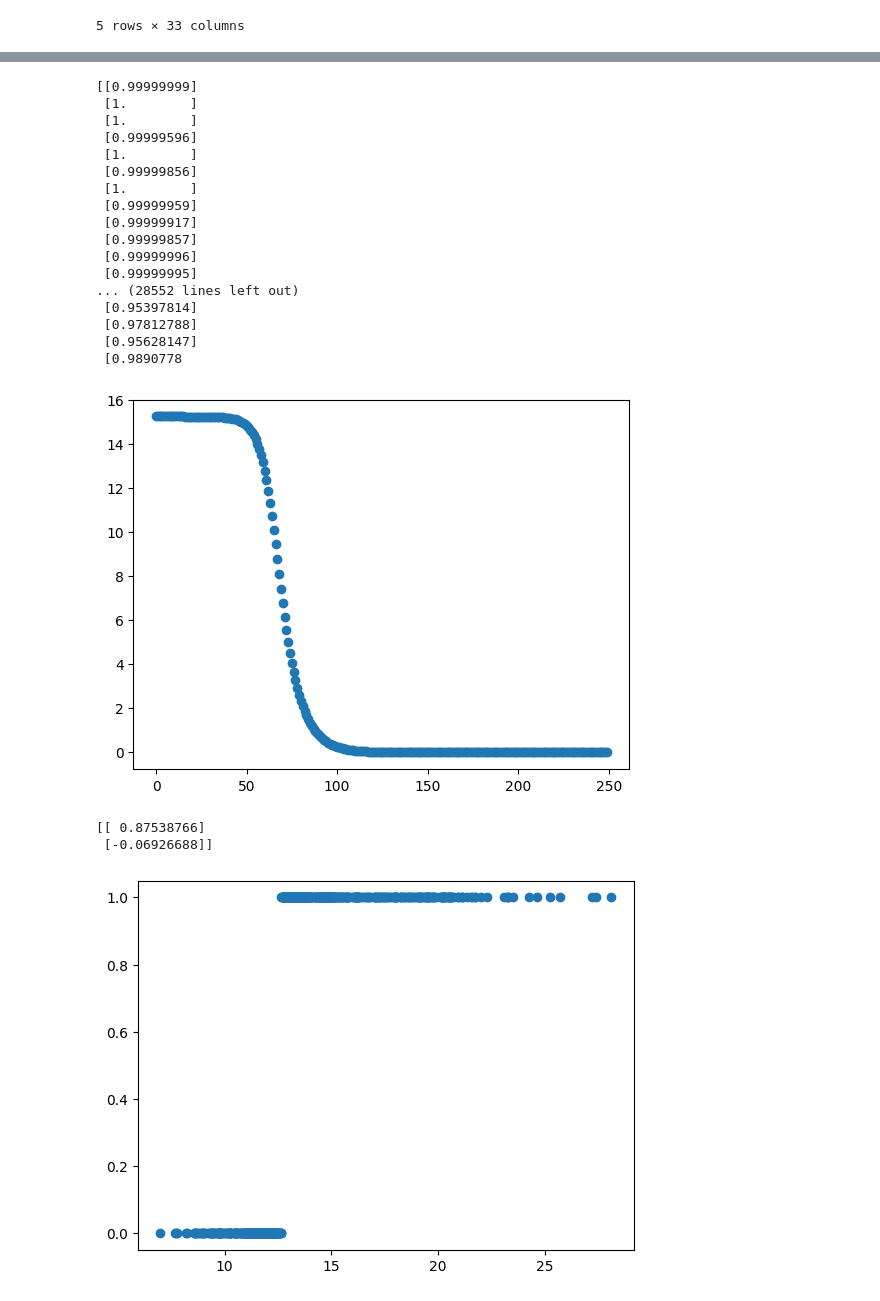
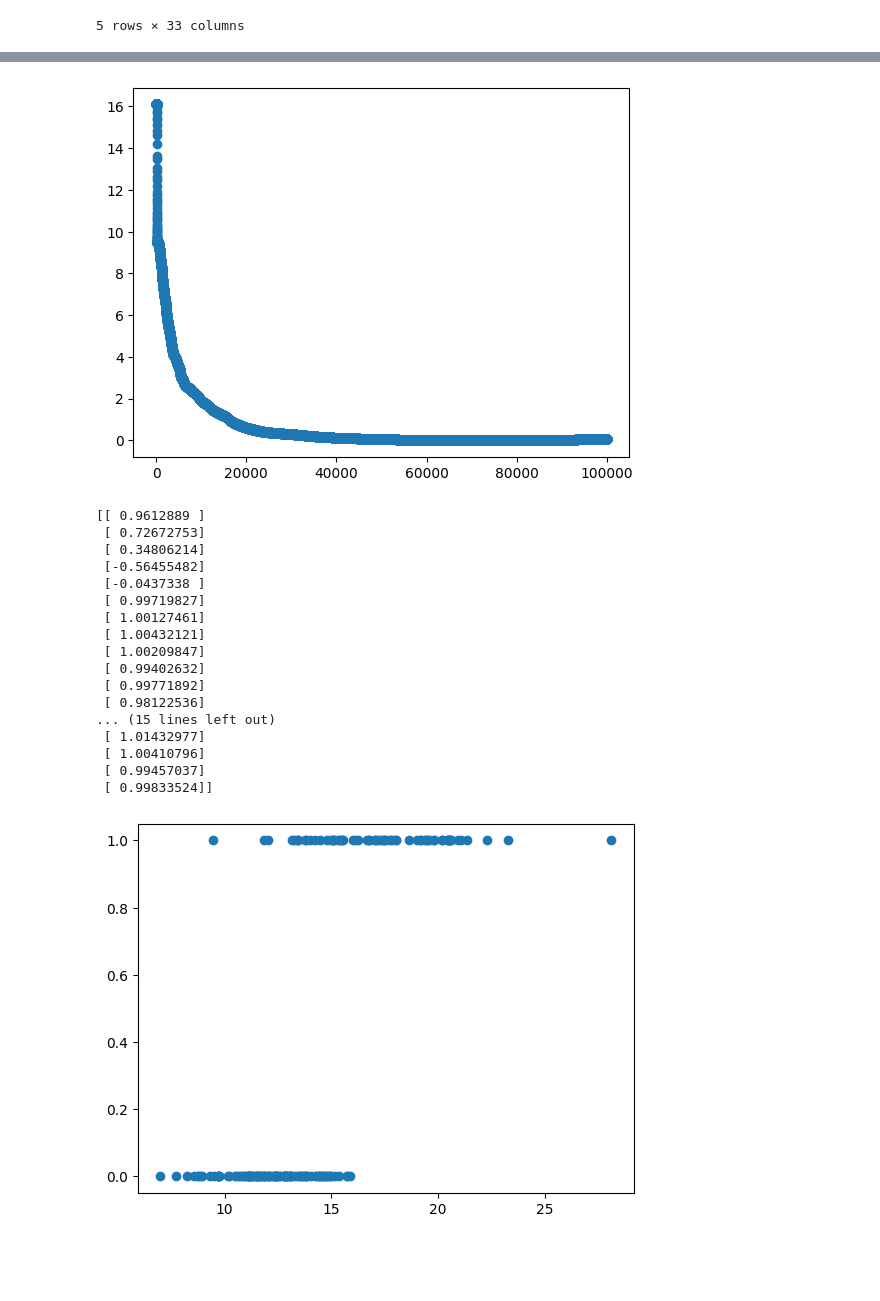
Before and after one commit to aniketmore311/ML_pracs, a Jupyter notebook: 3_logistic_regression/easy_gdsc.ipynb, the cells around one changed output, grey strips where cells are left out. Cells and saved outputs as stored; diff of their text form; code cells hidden in the pictures; blank space fills up the shorter version.

```diff
--- a/3_logistic_regression/easy_gdsc.ipynb
+++ b/3_logistic_regression/easy_gdsc.ipynb
@@ -14,3 +15,6 @@ df.head()
 | 3 | 84348301 | M | 11.42 | 20.38 | 77.58 | 386.1 | 0.14250 | ... |
 | 4 | 84358402 | M | 20.29 | 14.34 | 135.10 | 1297.0 | 0.10030 | ... |
 5 rows × 33 columns
+# %%
+df_new = df.drop(columns=['id','diagnosis', 'Unnamed: 32'])
+df_new.head()
@@ -17,10 +29,10 @@ df.head()
 # %%
 num_samples = df.shape[0]
-num_features = 2
-X1 = df['radius_mean'].to_numpy().reshape((num_samples,1))
-X = np.hstack((np.ones((num_samples,1)), X1))
+num_features = 30
+preX = df_new.to_numpy().reshape((num_samples,num_features))
+X = np.hstack((np.ones((num_samples,1)), preX))
 print(X[:5])
 y = df['diagnosis'].replace(['M','B'],[1,0]).to_numpy().reshape((num_samples,1))
 print(y[:5])
-plt.scatter(X1,y)
+plt.scatter(X[:,1],y)
 # %% [output]
@@ -36,13 +55,15 @@ plt.scatter(X1,y)
  [1]]
 <matplotlib.collections.PathCollection at 0x...>
 [figure]
+# %%
+X_train, X_test, y_train, y_test = train_test_split(X,y,test_size=0.3)
 # %%
 # gradient descent
-n_iterations = 250
-learning_rate = 0.001
+n_iterations = 100000
+learning_rate = 0.00001
 gradients = []
 iterations = []
-params = np.ones((num_features,1))
+params = np.ones((num_features+1,1))
 # print(params)
 
 def linear_predict(X,params):
@@ -55,47 +76,44 @@ def predict(X,params):
     return sigmoid(linear_predict(X,params))
 
 def prob_to_binary(X):
-    return np.vectorize(lambda x: 0 if (x>=0.5) else 1)(X)
+    return np.vectorize(lambda x: (int)(x>=0.5))(X)
 
 for i in range(n_iterations):
 
     # IMP remember formula
-    y_pred = predict(X,params)
-    print(y_pred)
-    iter_grads = (2/num_samples) * X.T.dot(y_pred - y)
+    y_pred = predict(X_train,params)
+    iter_grads = (2/num_samples) * X_train.T.dot(y_pred - y_train)
     params = params - learning_rate * iter_grads
 
     # for plotting
     iterations.append(i)
-    gradients.append(iter_grads[1,0])
+    gradients.append(iter_grads[2,0])
 
 plt.scatter(iterations, gradients)
 plt.show()
 print(params)
 # %% [output]
+[figure, new version]
-[[0.99999999]
- [1.        ]
- [1.        ]
- [0.99999596]
- [1.        ]
- [0.99999856]
- [1.        ]
- [0.99999959]
- [0.99999917]
- [0.99999857]
- [0.99999996]
- [0.99999995]
-... (28552 lines left out)
- [0.95397814]
- [0.97812788]
- [0.95628147]
- [0.9890778
+[[ 0.9612889 ]
+ [ 0.72672753]
+ [ 0.34806214]
+ [-0.56455482]
+ [-0.0437338 ]
+ [ 0.99719827]
+ [ 1.00127461]
+ [ 1.00432121]
+ [ 1.00209847]
+ [ 0.99402632]
+ [ 0.99771892]
+ [ 0.98122536]
+... (15 lines left out)
+ [ 1.01432977]
+ [ 1.00410796]
+ [ 0.99457037]
+ [ 0.99833524]]
-[figure, old version]
-[[ 0.87538766]
- [-0.06926688]]
 # %%
-y_pred = prob_to_binary(predict(X,params))
-plt.scatter(X1,y_pred)
+y_pred = prob_to_binary(predict(X_test,params))
+plt.scatter(X_test[:,1],y_pred)
 plt.show()
 # %% [output]
-[figure, old version]
+[figure, new version]
```
Also changed, not shown: parts of 5 cells of this notebook.
